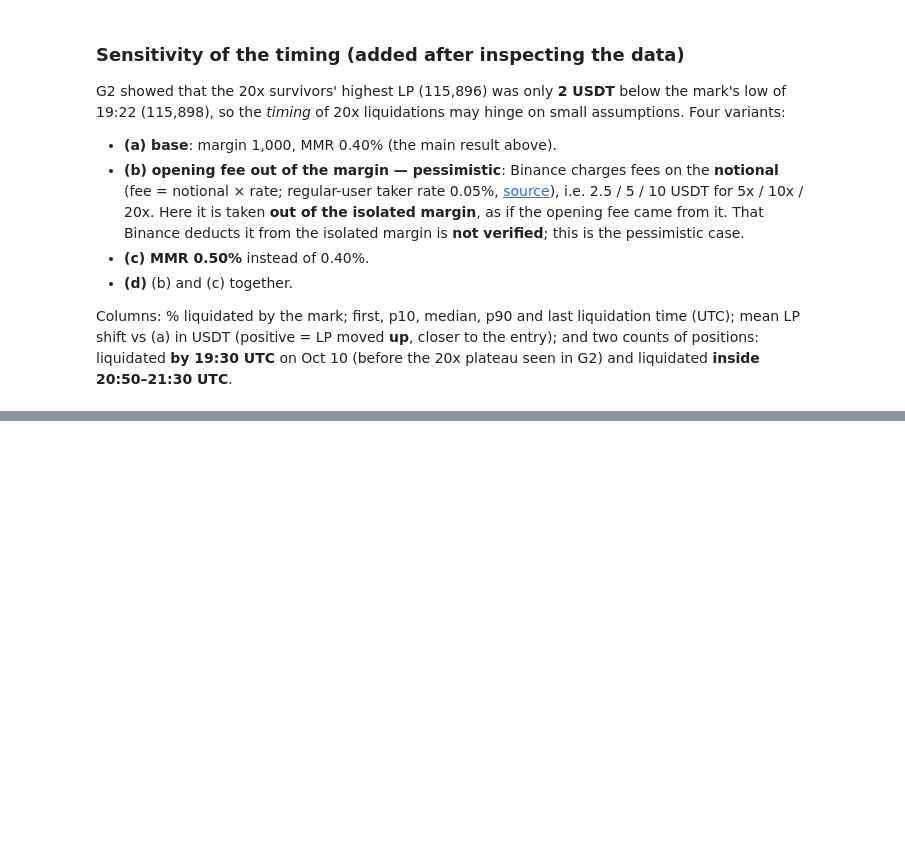
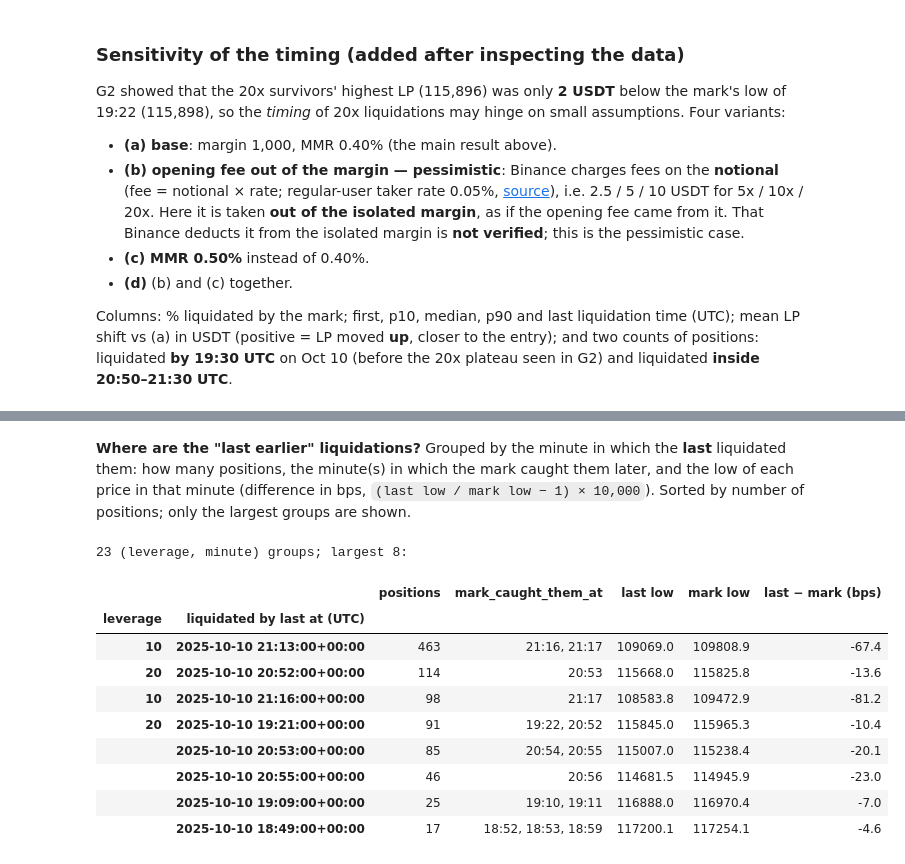
Before and after one commit to Alvarado-Maganna/crypto-quant-lab, a Jupyter notebook: notebooks/04_liquidation_math.ipynb, the cells around one changed output, grey strips where cells are left out. Saved outputs shown, nothing was run; the diff lists cells and outputs as text; code cells hidden in the pictures; blank space fills up the shorter version.

```diff
--- a/notebooks/04_liquidation_math.ipynb
+++ b/notebooks/04_liquidation_math.ipynb
@@ -653,0 +680,29 @@ opening fee per position (USDT): {5: 2.5, 10: 5.0, 20: 10.0}
+# %% [markdown]
+**Where are the "last earlier" liquidations?** Grouped by the minute in which the **last** liquidated
+them: how many positions, the minute(s) in which the mark caught them later, and the low of each
+price in that minute (difference in bps, `(last low / mark low − 1) × 10,000`). Sorted by number
+of positions; only the largest groups are shown.
+# %%
+early = sim[sim["liquidated_last"] < sim["liquidated_mark"]].reset_index()
+by_minute = early.groupby(["leverage", "liquidated_last"]).agg(
+    positions=("lp", "size"),
+    mark_caught_them_at=("liquidated_mark", lambda t: ", ".join(sorted(set(t.dt.strftime("%H:%M"))))))
+t_index = by_minute.index.get_level_values("liquidated_last")
+by_minute["last low"] = last["low"].reindex(t_index).to_numpy().round(1)
+by_minute["mark low"] = mark["low"].reindex(t_index).to_numpy().round(1)
+by_minute["last − mark (bps)"] = (10_000 * (by_minute["last low"] / by_minute["mark low"] - 1)).round(1)
+by_minute = by_minute.rename_axis(["leverage", "liquidated by last at (UTC)"])
+print(f"{len(by_minute)} (leverage, minute) groups; largest 8:")
+by_minute.sort_values("positions", ascending=False).head(8)
+# %% [output]
+23 (leverage, minute) groups; largest 8:
+|  |  | positions | mark_caught_them_at | last low | mark low | last − mark (bps) |
+| leverage | liquidated by last at (UTC) |  |  |  |  |  |
+| 10 | 2025-10-10 21:13:00+00:00 | 463 | 21:16, 21:17 | 109069.0 | 109808.9 | -67.4 |
+| 20 | 2025-10-10 20:52:00+00:00 | 114 | 20:53 | 115668.0 | 115825.8 | -13.6 |
+| 10 | 2025-10-10 21:16:00+00:00 | 98 | 21:17 | 108583.8 | 109472.9 | -81.2 |
+| 20 | 2025-10-10 19:21:00+00:00 | 91 | 19:22, 20:52 | 115845.0 | 115965.3 | -10.4 |
+|  | 2025-10-10 20:53:00+00:00 | 85 | 20:54, 20:55 | 115007.0 | 115238.4 | -20.1 |
+|  | 2025-10-10 20:55:00+00:00 | 46 | 20:56 | 114681.5 | 114945.9 | -23.0 |
+|  | 2025-10-10 19:09:00+00:00 | 25 | 19:10, 19:11 | 116888.0 | 116970.4 | -7.0 |
+|  | 2025-10-10 18:49:00+00:00 | 17 | 18:52, 18:53, 18:59 | 117200.1 | 117254.1 | -4.6 |
```
Also changed, not shown: parts of 7 cells of this notebook.
